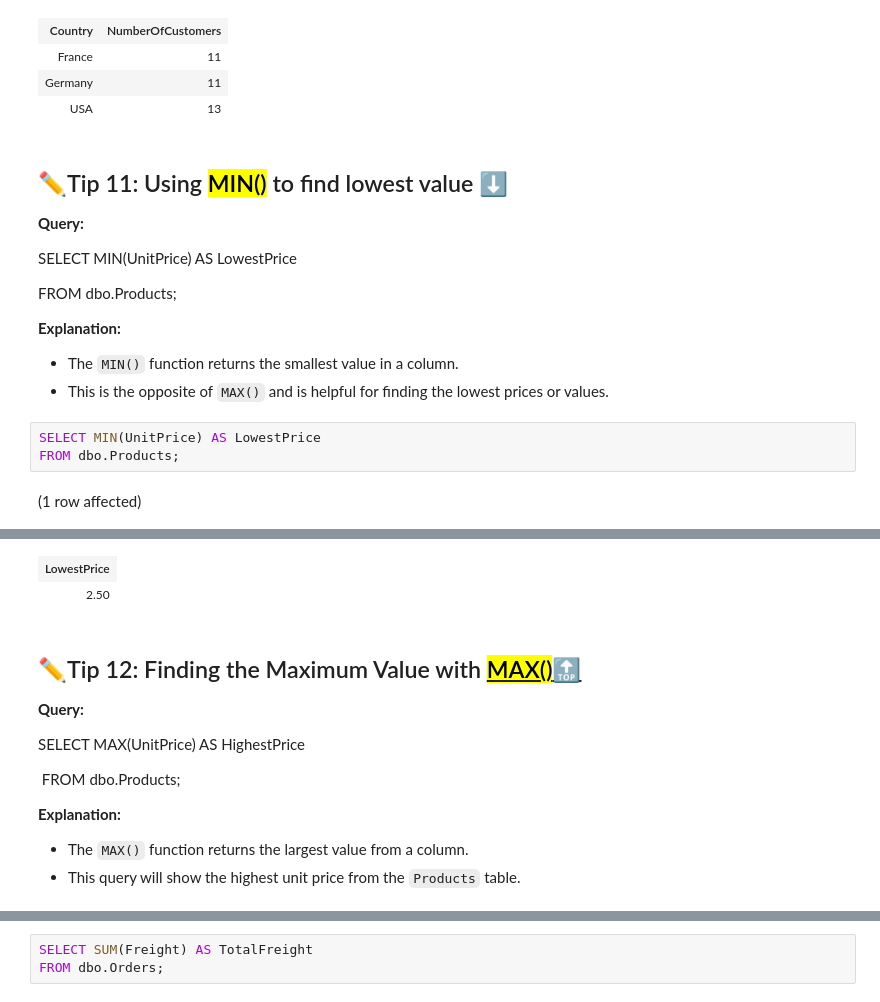
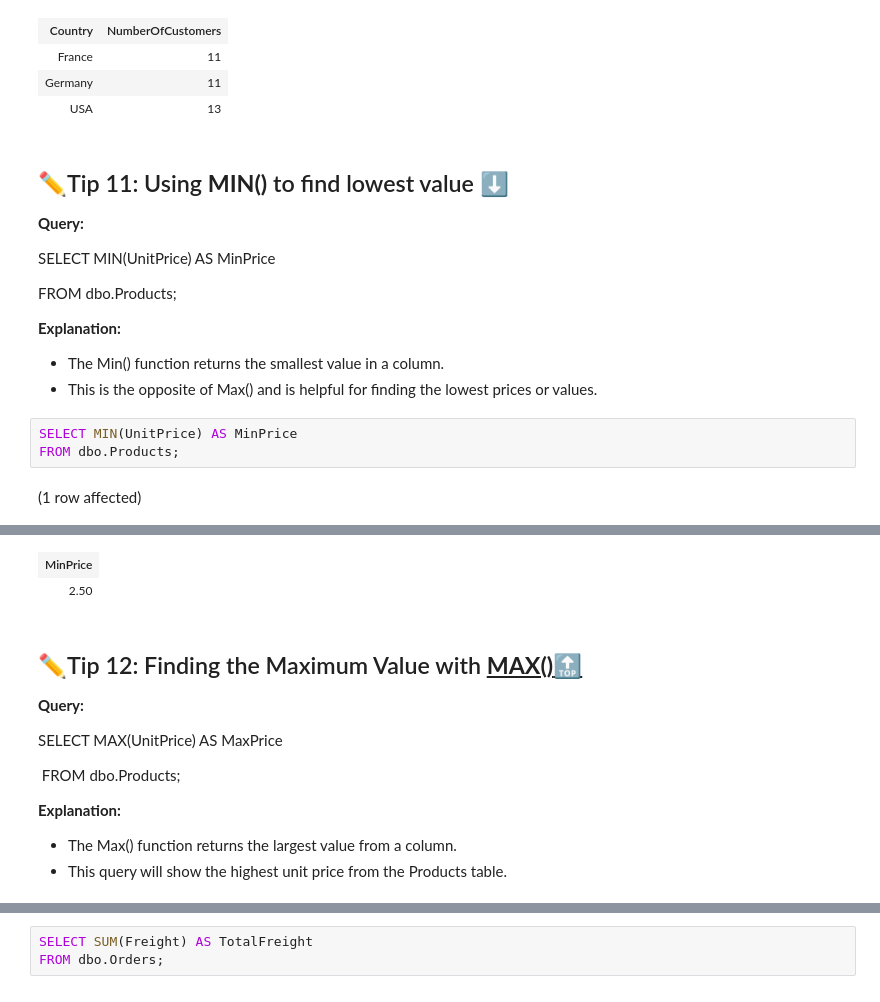
Before and after one commit to Millie1310/SQL, a Jupyter notebook: FinalSQLProject.ipynb, the cells around one changed output, grey strips where cells are left out. Cells and saved outputs as stored; diff of their text form.

```diff
--- a/FinalSQLProject.ipynb
+++ b/FinalSQLProject.ipynb
@@ -304,20 +297,20 @@ Total execution time: 00:00:00.008
 | Germany | 11 |
 | USA | 13 |
 # %% [markdown]
-## ✏️Tip 11: Using <mark>MIN()</mark> to find lowest value ⬇️
+## ✏️Tip 11: Using **MIN()** to find lowest value ⬇️
 
 **Query:**
 
-SELECT MIN(UnitPrice) AS LowestPrice
+SELECT MIN(UnitPrice) AS MinPrice
 
 FROM dbo.Products;
 
 **Explanation:**
 
-- The `MIN()` function returns the smallest value in a column.
-- This is the opposite of `MAX()` and is helpful for finding the lowest prices or values.
+- The Min() function returns the smallest value in a column.
+- This is the opposite of Max() and is helpful for finding the lowest prices or values.
 # %%
-SELECT MIN(UnitPrice) AS LowestPrice
+SELECT MIN(UnitPrice) AS MinPrice
 FROM dbo.Products;
 # %% [output]
 (1 row affected)
@@ -325,16 +318,16 @@ Total execution time: 00:00:00.031
-| LowestPrice |
+| MinPrice |
 | 2.50 |
 # %% [markdown]
-## ✏️Tip 12: Finding the Maximum Value with <u><mark>MAX()</mark></u><u>🔝</u>
+## ✏️Tip 12: Finding the Maximum Value with <u>**MAX()**</u><u>🔝</u>
 
 **Query:**
 
-SELECT MAX(UnitPrice) AS HighestPrice
+SELECT MAX(UnitPrice) AS MaxPrice
 
  FROM dbo.Products;
 
 **Explanation:**
 
-- The `MAX()` function returns the largest value from a column.
-- This query will show the highest unit price from the `Products` table.
+- The Max() function returns the largest value from a column.
+- This query will show the highest unit price from the Products table.
 # %%
```
Also changed, not shown: parts of 27 cells of this notebook.
